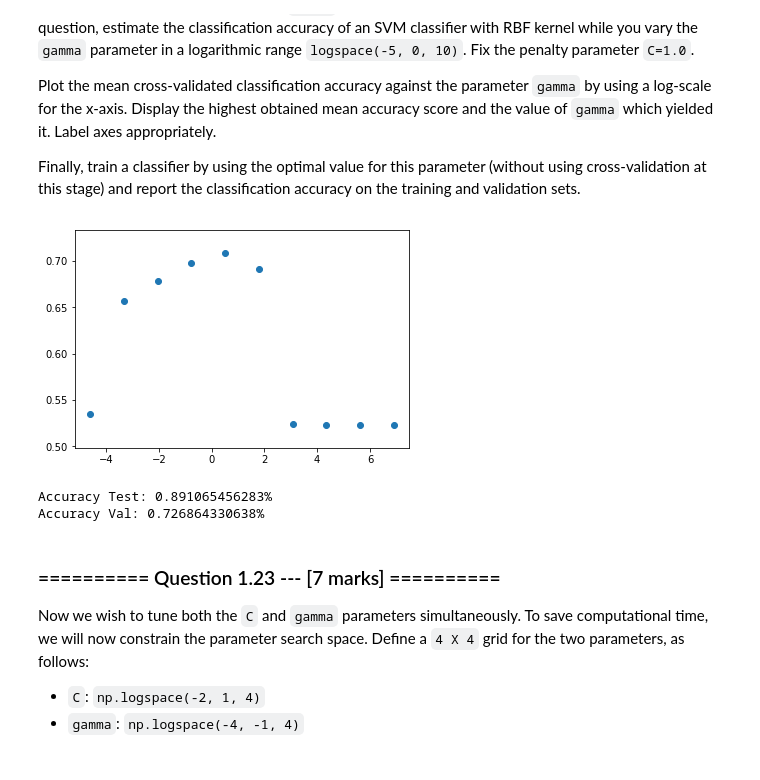
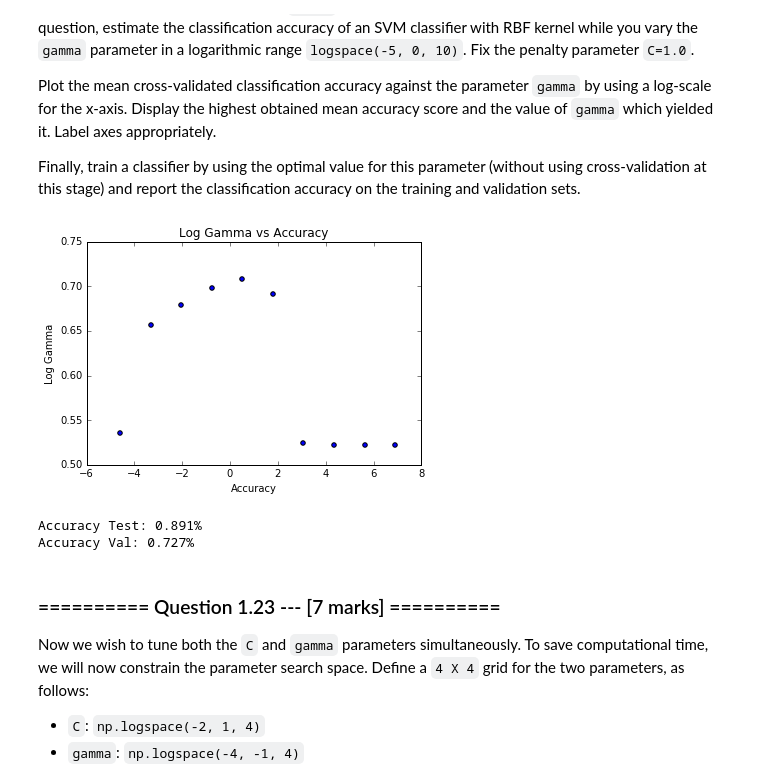
Before and after one commit to hirshagarwal/iaml2017, a Jupyter notebook: 07_Assignment_3.ipynb, the cells around one changed output. Saved outputs shown, nothing was run; the diff lists cells and outputs as text; code cells hidden in the pictures.

```diff
--- a/07_Assignment_3.ipynb
+++ b/07_Assignment_3.ipynb
@@ -534,31 +529,34 @@ Finally, train a classifier by using the optimal value for this parameter (witho
 # %%
 range_gamma = np.logspace(-5, 0, 10)
 mean_accuracy_values = np.zeros(range_gamma.shape[0])
 for i in range(range_gamma.shape[0]):
     rbf_classifier = svm.SVC(kernel='rbf', gamma=range_gamma[i], C=1)
     current_fold_num = 0
     for train, test in kf.split(transf_x_train):
         rbf_classifier = rbf_classifier.fit(transf_x_tr[train], y_tr[train])
         pred = rbf_classifier.predict(transf_x_tr[test])
         accuracy = (pred == y_tr[test]).sum()/y_tr[test].shape[0]
         mean_accuracy_values[i] += accuracy
         current_fold_num += 1
 mean_accuracy_values = mean_accuracy_values/3
 plt.scatter(np.log(c_range), mean_accuracy_values)
+plt.title('Log Gamma vs Accuracy')
+plt.xlabel('Accuracy')
+plt.ylabel('Log Gamma')
 plt.show()
 optimal_gamma = range_gamma[np.argmax(mean_accuracy_values)]
 rbf_optimal = svm.SVC(kernel='rbf', gamma=optimal_gamma, C=1.0)
 rbf_optimal.fit(transf_x_tr, y_tr)
 pred = rbf_optimal.predict(transf_x_tr)
 accuracy_test = (pred == y_tr).sum()/y_tr.shape[0]
-print("Accuracy Test: {}%".format(accuracy_test))
+print("Accuracy Test: {}%".format(round(accuracy_test, DEC)))
 pred = rbf_optimal.predict(transf_x_val)
 accuracy_val = (pred == y_val).sum()/y_val.shape[0]
-print("Accuracy Val: {}%".format(accuracy_val))
+print("Accuracy Val: {}%".format(round(accuracy_val, DEC)))
 # %% [output]
-[figure, old version]
+[figure, new version]
-Accuracy Test: 0.891065456283%
-Accuracy Val: 0.726864330638%
+Accuracy Test: 0.891%
+Accuracy Val: 0.727%
 # %% [markdown]
 ### ========== Question 1.23 --- [7 marks] ==========
 Now we wish to tune both the `C` and `gamma` parameters simultaneously. To save computational time, we will now constrain the parameter search space. Define a `4 X 4` grid for the two parameters, as follows:
```
Also changed, not shown: parts of 20 cells of this notebook.
